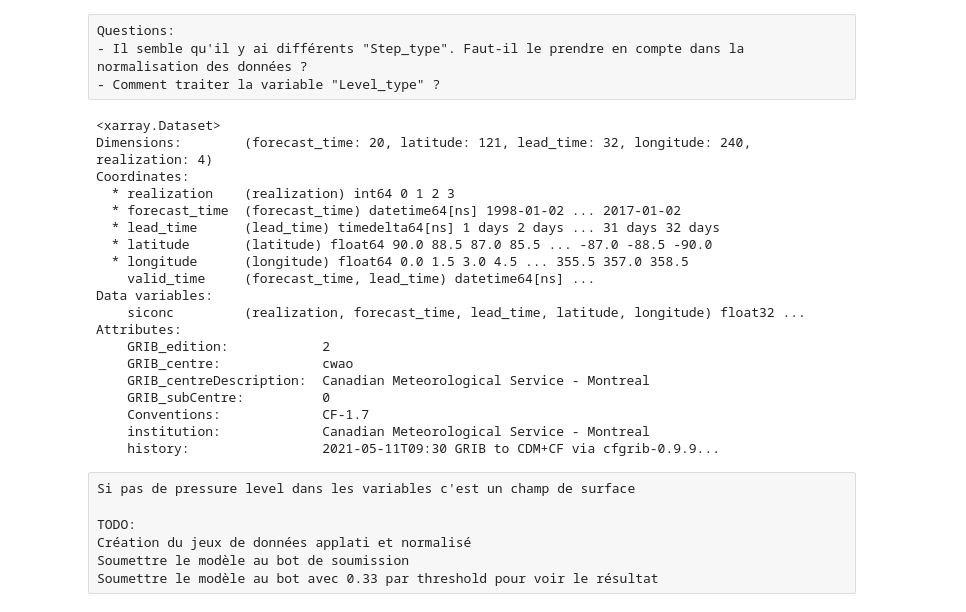
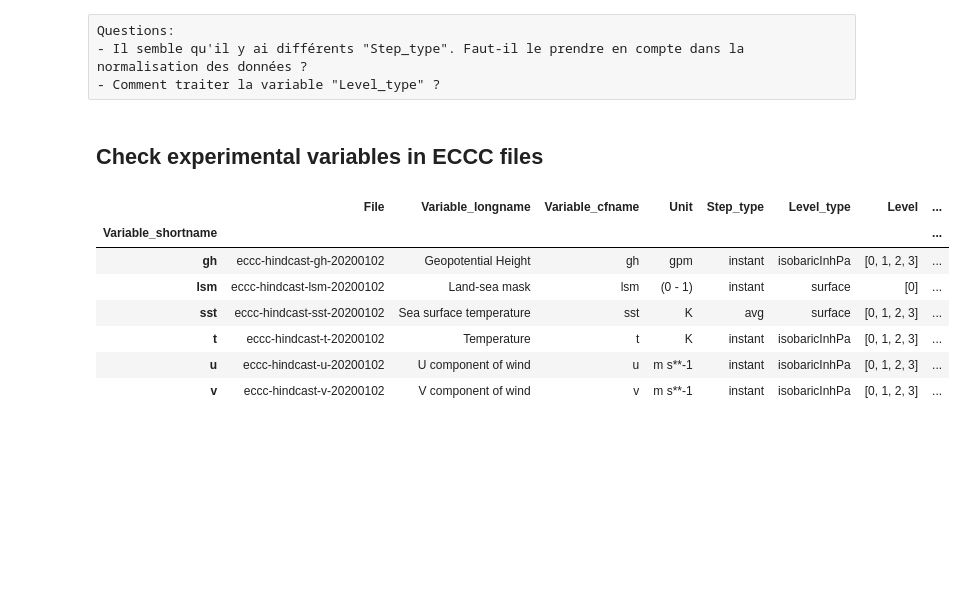
Before and after one commit to crim-ca/crims2s, a Jupyter notebook: notebooks/JG - Data Processing.ipynb, the cells around one changed output. Cells and saved outputs as stored; diff of their text form; code cells hidden in the pictures; blank space fills up the shorter version.

```diff
--- a/notebooks/JG - Data Processing.ipynb
+++ b/notebooks/JG - Data Processing.ipynb
@@ -6,7 +9,11 @@
 BOOT_DASK_CLUSTER: bool = False
 
 INPUT_DATA: str = '***BASEDIR***training-input/0.3.0/netcdf'
+OUTPUT_DIR: str = '***HOME***Projets/S2S-Competition/outputs'
 FILTER_FILE: str = "eccc"
+
+variables_experimentales: list = ["t", "gh", "u", "v", "sst", "lsm"]
+variables_to_predict: list = ["t2m", "tp"]
 # %% [markdown]
 ## Imports packages
 # %%
@@ -75,0 +103,2 @@ for file, i in zip(eccc_files, tqdm(range(0, len(eccc_files)), desc ="Extract in
+# %%
+eccc_files_df: pd.DataFrame = extract_informations_from_data(eccc_files)
@@ -102,33 +195,16 @@ sub_eccc_files_df
 Questions:
 - Il semble qu'il y ai différents "Step_type". Faut-il le prendre en compte dans la normalisation des données ?
 - Comment traiter la variable "Level_type" ?
-# %%
-ds = xr.open_dataset(eccc_files[0])
-ds
-# %% [output]
-<xarray.Dataset>
-Dimensions:        (forecast_time: 20, latitude: 121, lead_time: 32, longitude: 240, realization: 4)
-Coordinates:
-  * realization    (realization) int64 0 1 2 3
-  * forecast_time  (forecast_time) datetime64[ns] 1998-01-02 ... 2017-01-02
-  * lead_time      (lead_time) timedelta64[ns] 1 days 2 days ... 31 days 32 days
-  * latitude       (latitude) float64 90.0 88.5 87.0 85.5 ... -87.0 -88.5 -90.0
-  * longitude      (longitude) float64 0.0 1.5 3.0 4.5 ... 355.5 357.0 358.5
-    valid_time     (forecast_time, lead_time) datetime64[ns] ...
-Data variables:
-    siconc         (realization, forecast_time, lead_time, latitude, longitude) float32 ...
-Attributes:
-    GRIB_edition:            2
-    GRIB_centre:             cwao
-    GRIB_centreDescription:  Canadian Meteorological Service - Montreal
-    GRIB_subCentre:          0
-    Conventions:             CF-1.7
-    institution:             Canadian Meteorological Service - Montreal
-    history:                 2021-05-11T09:30 GRIB to CDM+CF via cfgrib-0.9.9...
-# %% [raw]
-Si pas de pressure level dans les variables c'est un champ de surface
-
-TODO:
-Création du jeux de données applati et normalisé
-Soumettre le modèle au bot de soumission
-Soumettre le modèle au bot avec 0.33 par threshold pour voir le résultat
+# %% [markdown]
+## Check experimental variables in ECCC files
+# %%
+sub_eccc_files_df[sub_eccc_files_df.Variable_cfname.isin(variables_experimentales)]
+# %% [output]
+|  | File | Variable_longname | Variable_cfname | Unit | Step_type | Level_type | Level | ... |
+| Variable_shortname |  |  |  |  |  |  |  | ... |
+| gh | eccc-hindcast-gh-20200102 | Geopotential Height | gh | gpm | instant | isobaricInhPa | [0, 1, 2, 3] | ... |
+| lsm | eccc-hindcast-lsm-20200102 | Land-sea mask | lsm | (0 - 1) | instant | surface | [0] | ... |
+| sst | eccc-hindcast-sst-20200102 | Sea surface temperature | sst | K | avg | surface | [0, 1, 2, 3] | ... |
+| t | eccc-hindcast-t-20200102 | Temperature | t | K | instant | isobaricInhPa | [0, 1, 2, 3] | ... |
+| u | eccc-hindcast-u-20200102 | U component of wind | u | m s**-1 | instant | isobaricInhPa | [0, 1, 2, 3] | ... |
+| v | eccc-hindcast-v-20200102 | V component of wind | v | m s**-1 | instant | isobaricInhPa | [0, 1, 2, 3] | ... |
```
Also changed, not shown: parts of 25 cells of this notebook.
